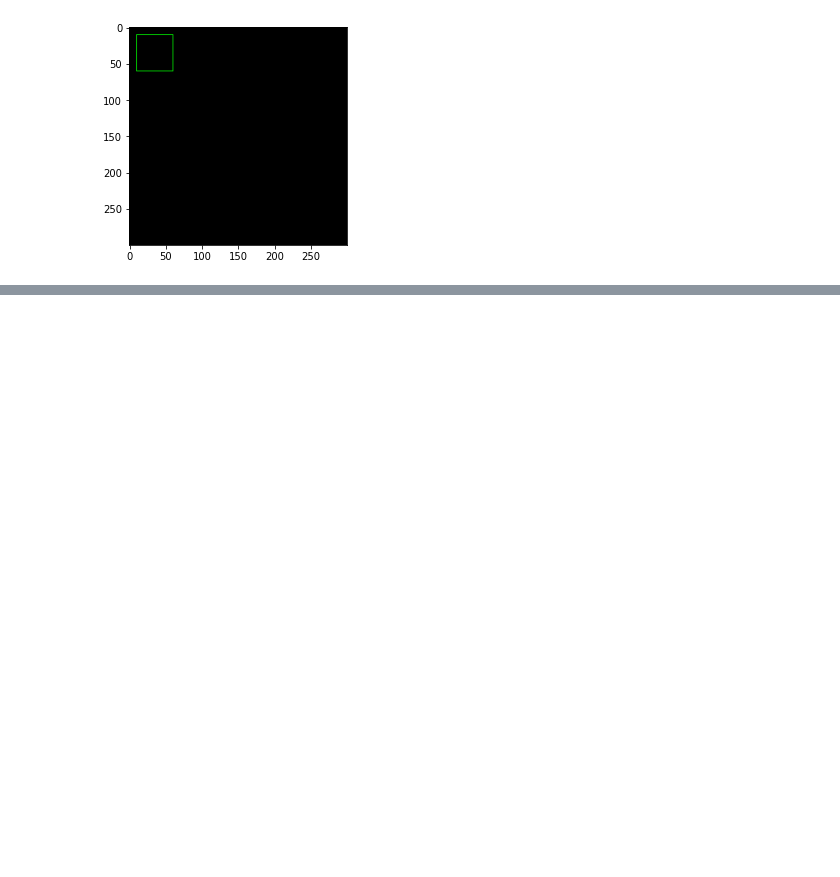
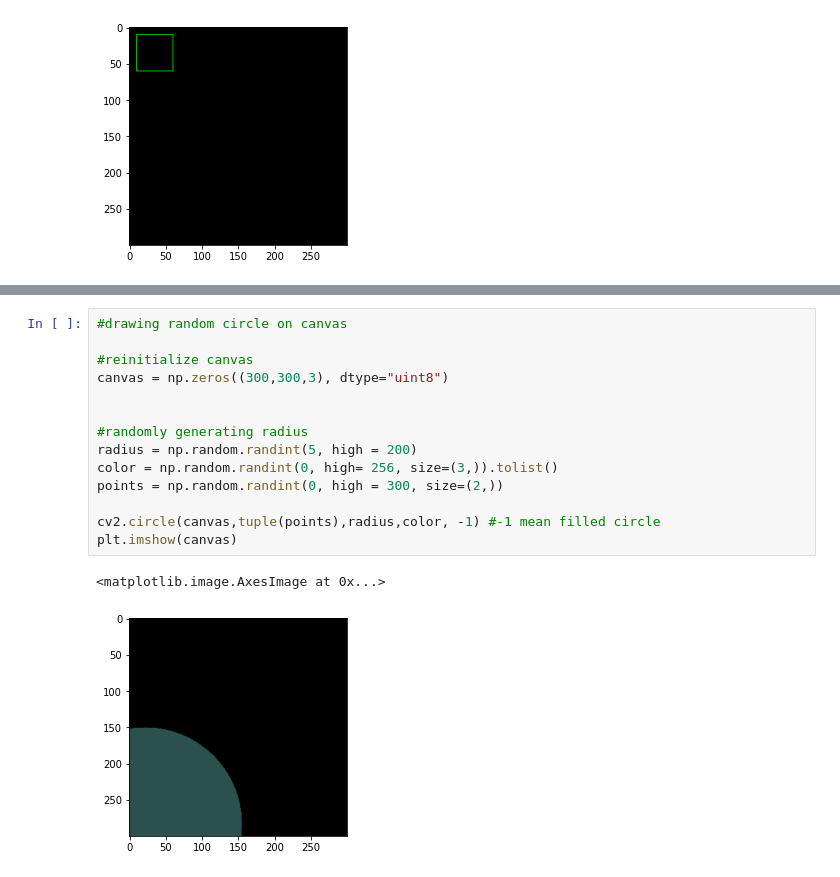
Before and after one commit to reeda23/Computer-Vision-Journey, a Jupyter notebook: 3_drawing_with_openCV.ipynb, the cells around one changed output, grey strips where cells are left out. Saved outputs shown, nothing was run; the diff lists cells and outputs as text; blank space fills up the shorter version.

```diff
--- a/3_drawing_with_openCV.ipynb
+++ b/3_drawing_with_openCV.ipynb
@@ -45,0 +83,17 @@ plt.imshow(canvas)
+# %%
+#drawing random circle on canvas
+
+#reinitialize canvas
+canvas = np.zeros((300,300,3), dtype="uint8")
+
+
+#randomly generating radius
+radius = np.random.randint(5, high = 200)
+color = np.random.randint(0, high= 256, size=(3,)).tolist()
+points = np.random.randint(0, high = 300, size=(2,))
+
+cv2.circle(canvas,tuple(points),radius,color, -1) #-1 mean filled circle
+plt.imshow(canvas)
+# %% [output]
+<matplotlib.image.AxesImage at 0x...>
+[figure, added]
```
Also changed, not shown: parts of 4 cells of this notebook.
